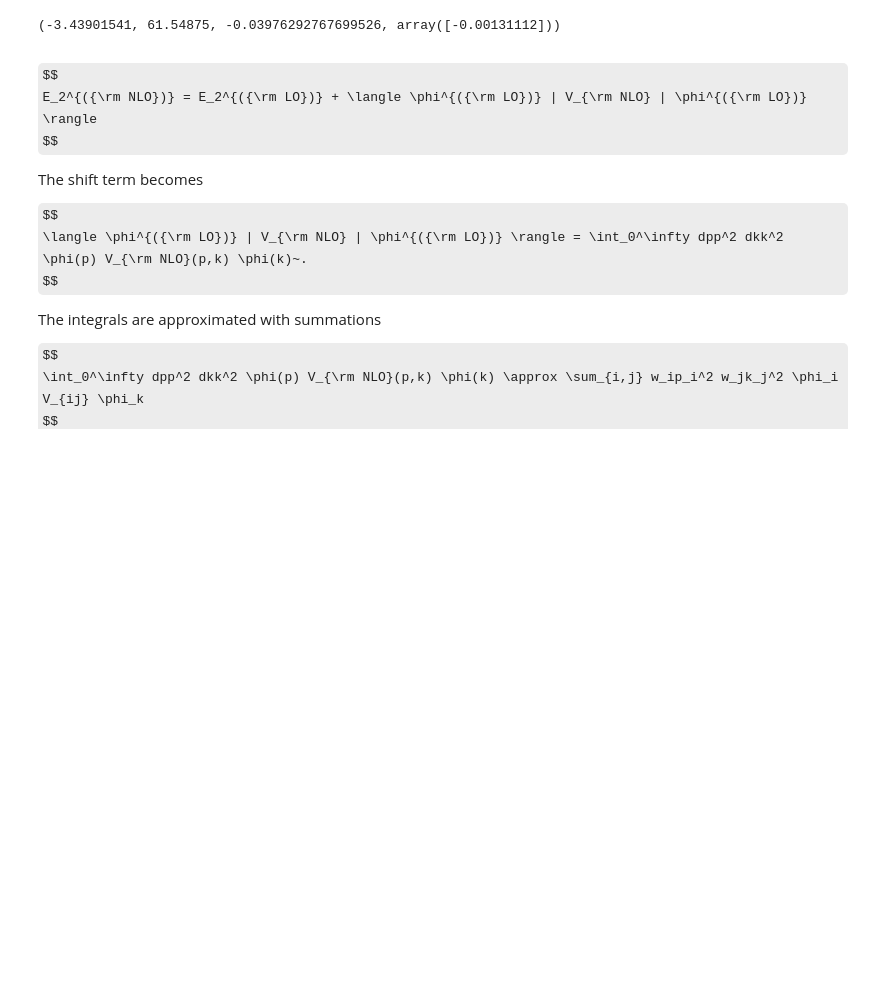
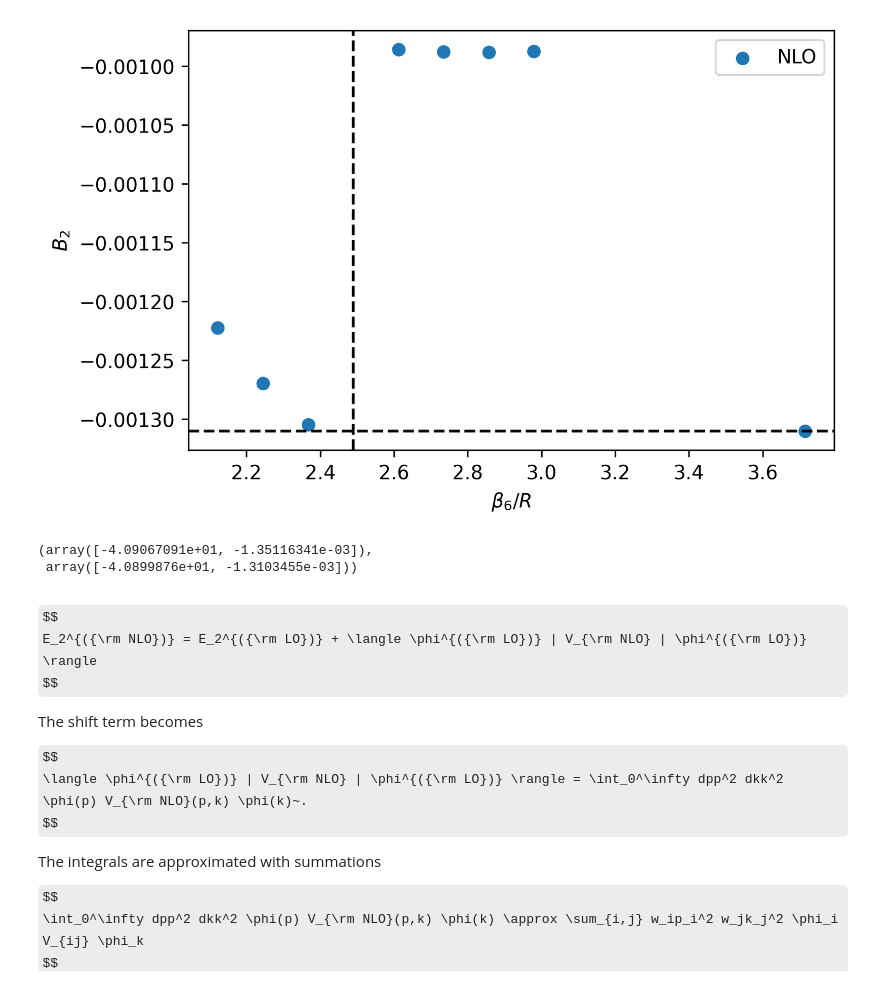
Before and after one commit to odell/vdw-nlo, a Jupyter notebook: Perturbative Binding Energies.ipynb, the cells around one changed output. Cells and saved outputs as stored; diff of their text form; code cells hidden in the pictures; some formulas as TeX source; blank space fills up the shorter version.

Commit message:
Implement perturbative bound state calculations.

```diff
--- a/Perturbative Binding Energies.ipynb
+++ b/Perturbative Binding Energies.ipynb
@@ -16,0 +28,3 @@ sys = he4.NonlocalHelium4System2(rg_flow[i, 0], 0, 2, 6, 6)
+# %%
+# systems_lo = [he4.NonlocalHelium4System2(R, 0, 2, 6, 6) for R in rg_flow[:, 0]]
+systems_nlo = [he4.NonlocalHelium4System2(R, 0, 2, 6, 6) for R in rg_flow_nlop[:, 0]]
@@ -16,0 +51,5 @@ sys = he4.NonlocalHelium4System2(rg_flow[i, 0], 0, 2, 6, 6)
+# %%
+index = 3
+sys = systems_nlo[index]
+glo, gnlo = rg_flow_nlop[index, 1:]
+sys.bound_state_spectrum(*rg_flow_nlop[index, 1:]), perturbative_spectrum(sys, glo, gnlo)
@@ -16,0 +105,23 @@ sys = he4.NonlocalHelium4System2(rg_flow[i, 0], 0, 2, 6, 6)
+# %%
+e2s = np.array([])
+
+for (sys, (R, glo, gnlo)) in zip(systems_nlo, rg_flow_nlop):
+
+    evals, evecs = mu2.bind.bound_states(
+        sys.v_tilde, sys.interaction.counterterm.gen(1, 0), glo, sys.q, sys.wq, sys.mu
+    )
+    print(evals)
+
+    elo = evals[-1]
+    phi = evecs[:, -1]
+
+    # normalize the wave function
+    N = np.dot(sys.wq, sys.q**2 * phi**2)
+    phi_norm = phi/np.sqrt(N)
+
+    x = sys.wq * sys.q**2 * phi_norm
+    vnlo = sys.interaction.counterterm.gen(0, gnlo)
+
+    print(R, elo, x @ (vnlo @ x), elo + x @ (vnlo @ x))
+
+    e2s = np.append(e2s, elo + x @ (vnlo @ x))
@@ -17 +146,17 @@ sys = he4.NonlocalHelium4System2(rg_flow[i, 0], 0, 2, 6, 6)
+# %%
+ii = np.where(e2s < 0)[0]
+
+fig, ax = plt.subplots(dpi=300)
+fig.patch.set_facecolor('white')
+
+# ax.scatter(he4.BETA6/rg_flow[:, 0], e2s_lo, label='LO')
+ax.scatter(he4.BETA6/rg_flow_nlop[ii, 0], e2s[ii], label='NLO')
+ax.axvline(he4.BETA6/rg_flow_nlop[3, 0], color='k', linestyle='--')
+ax.axhline(-1.31e-3, color='k', linestyle='--')
+
+ax.legend()
+ax.set_xlabel(r'$\beta_6/R$')
+ax.set_ylabel(r'$B_2$');
+# %% [output]
+[figure, added]
 # %%
@@ -28,9 +171,10 @@ e2, _ = mu2.bind.bound_states(
     sys.v_tilde, sys.interaction.counterterm.gen(glo, gnlo), 1, sys.q, sys.wq, sys.mu
 )
 # %%
-glo, gnlo, evals[0], e2
+evals, e2
 # %% [output]
-(-3.43901541, 61.54875, -0.03976292767699526, array([-0.00131112]))
+(array([-4.09067091e+01, -1.35116341e-03]),
+ array([-4.0899876e+01, -1.3103455e-03]))
 # %% [markdown]
 $$
 E_2^{({\rm NLO})} = E_2^{({\rm LO})} + \langle \phi^{({\rm LO})} | V_{\rm NLO} | \phi^{({\rm LO})} \rangle
```
Also changed, not shown: parts of 8 cells of this notebook.
